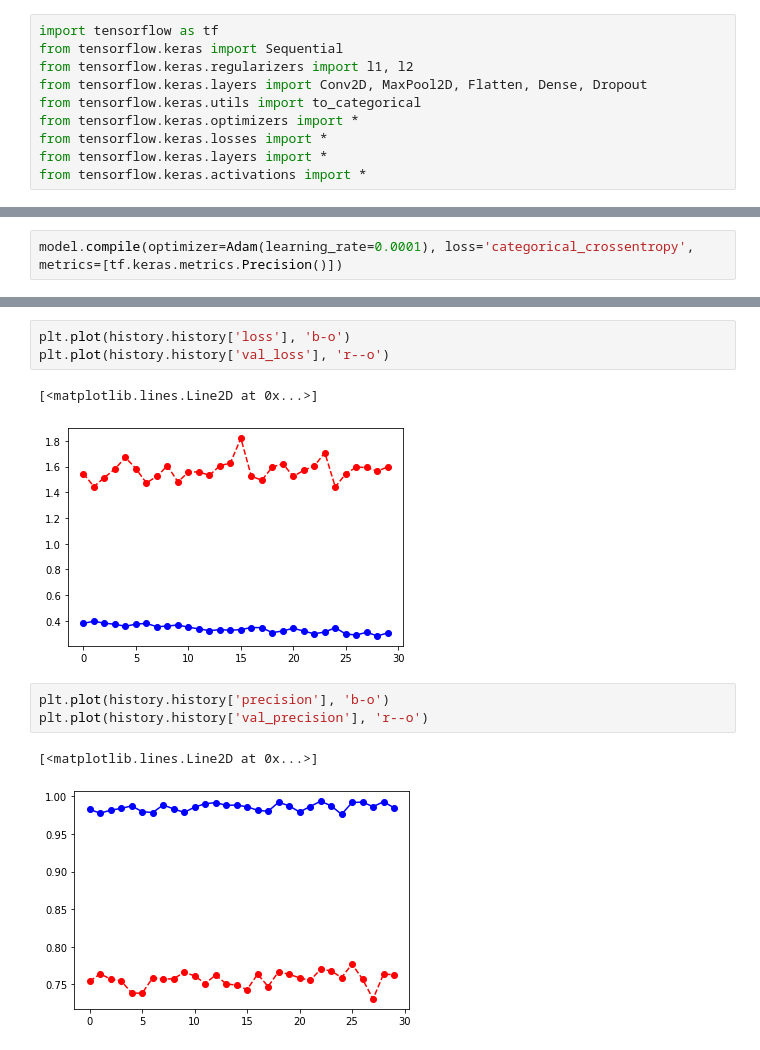
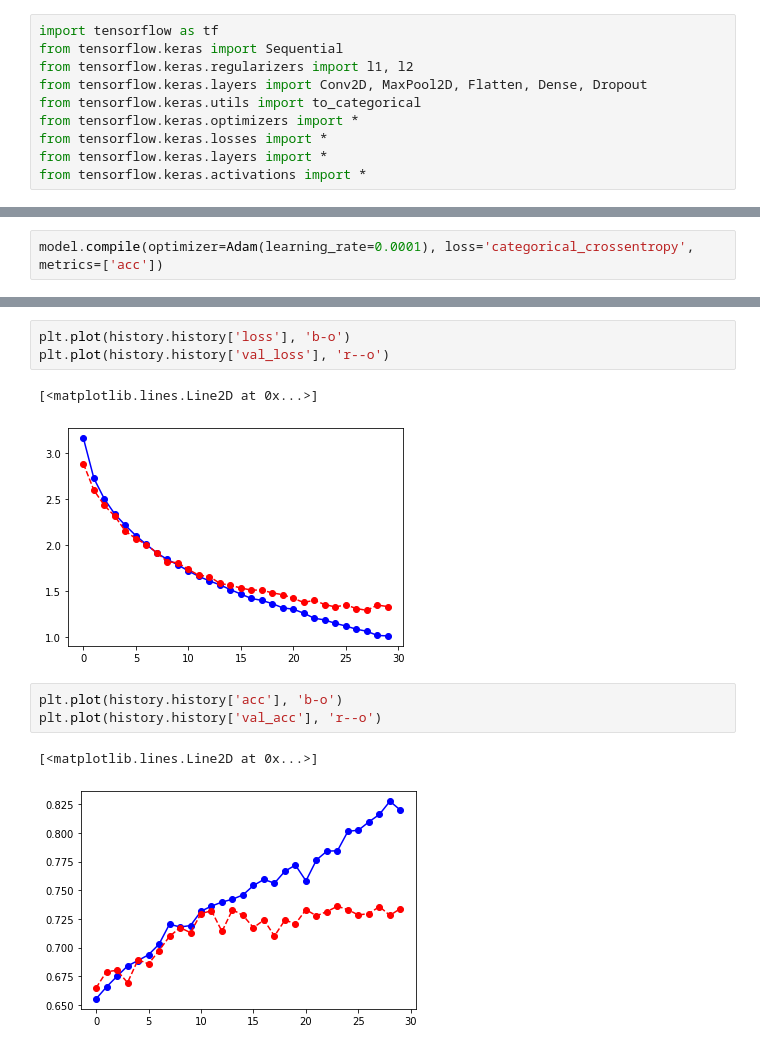
Before and after one commit to zahrasalarian/Artificial-Intelligence-in-Medicine-Projects, a Jupyter notebook: p3/main_p3.ipynb, the cells around one changed output, grey strips where cells are left out. Drawn from its saved outputs; the diff is of its cells as text.

```diff
--- a/p3/main_p3.ipynb
+++ b/p3/main_p3.ipynb
@@ -268,7 +274,7 @@ Trainable params: 4,839,559
 Non-trainable params: 0
 _________________________________________________________________
 # %%
-model.compile(optimizer=Adam(learning_rate=0.0001), loss='categorical_crossentropy', metrics=[tf.keras.metrics.Precision()])
+model.compile(optimizer=Adam(learning_rate=0.0001), loss='categorical_crossentropy', metrics=['acc'])
 # %%
 history = model.fit(data['train_images'], data['train_labels'], batch_size=32, epochs=30, validation_data=(data['val_images'], data['val_labels']))
 # %% [output]
@@ -294,13 +300,13 @@ plt.plot(history.history['loss'], 'b-o')
 plt.plot(history.history['val_loss'], 'r--o')
 # %% [output]
 [<matplotlib.lines.Line2D at 0x...>]
-[figure, old version]
+[figure, new version]
 # %%
-plt.plot(history.history['precision'], 'b-o')
-plt.plot(history.history['val_precision'], 'r--o')
+plt.plot(history.history['acc'], 'b-o')
+plt.plot(history.history['val_acc'], 'r--o')
 # %% [output]
 [<matplotlib.lines.Line2D at 0x...>]
-[figure, old version]
+[figure, new version]
 # %%
 model.evaluate(data['test_images'], data['test_labels'])
 # %% [output]
```
Also changed, not shown: parts of 13 cells of this notebook.
